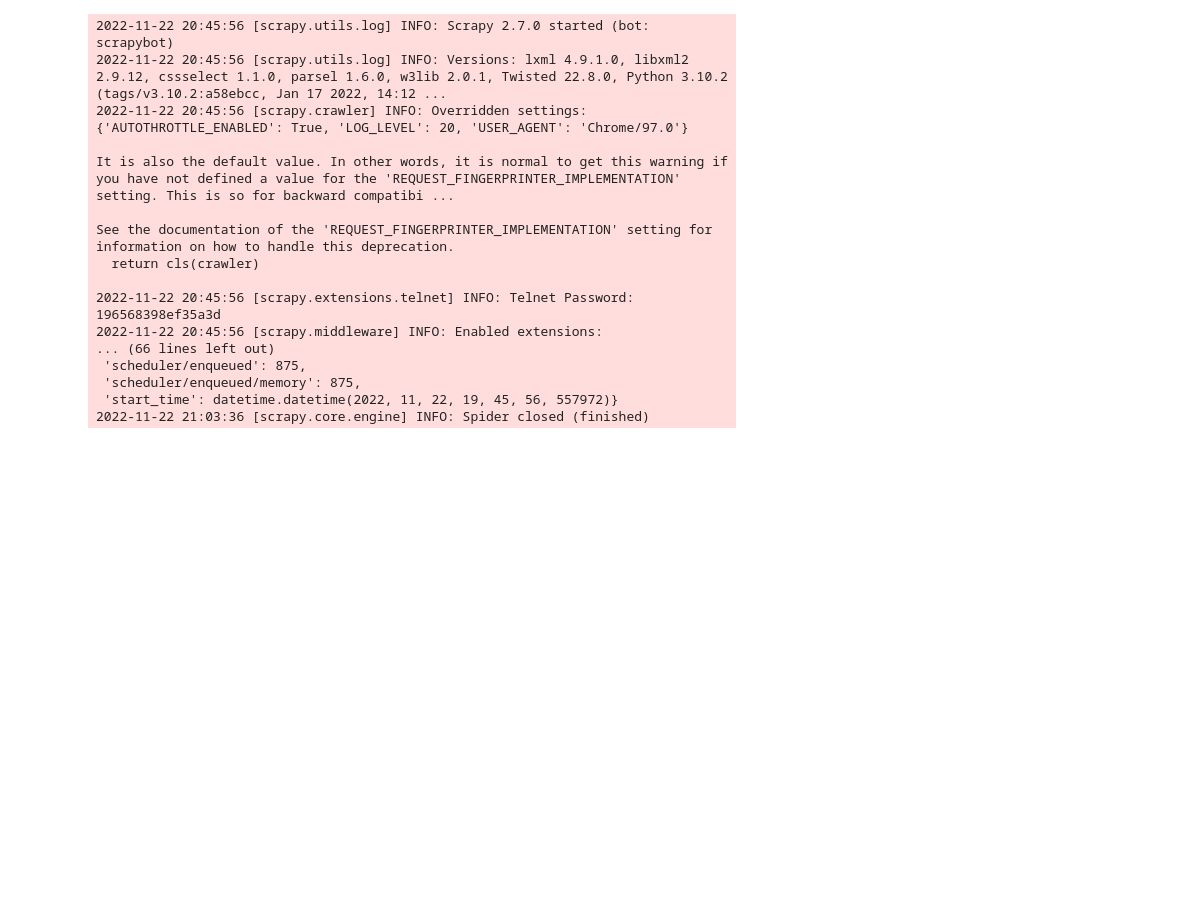
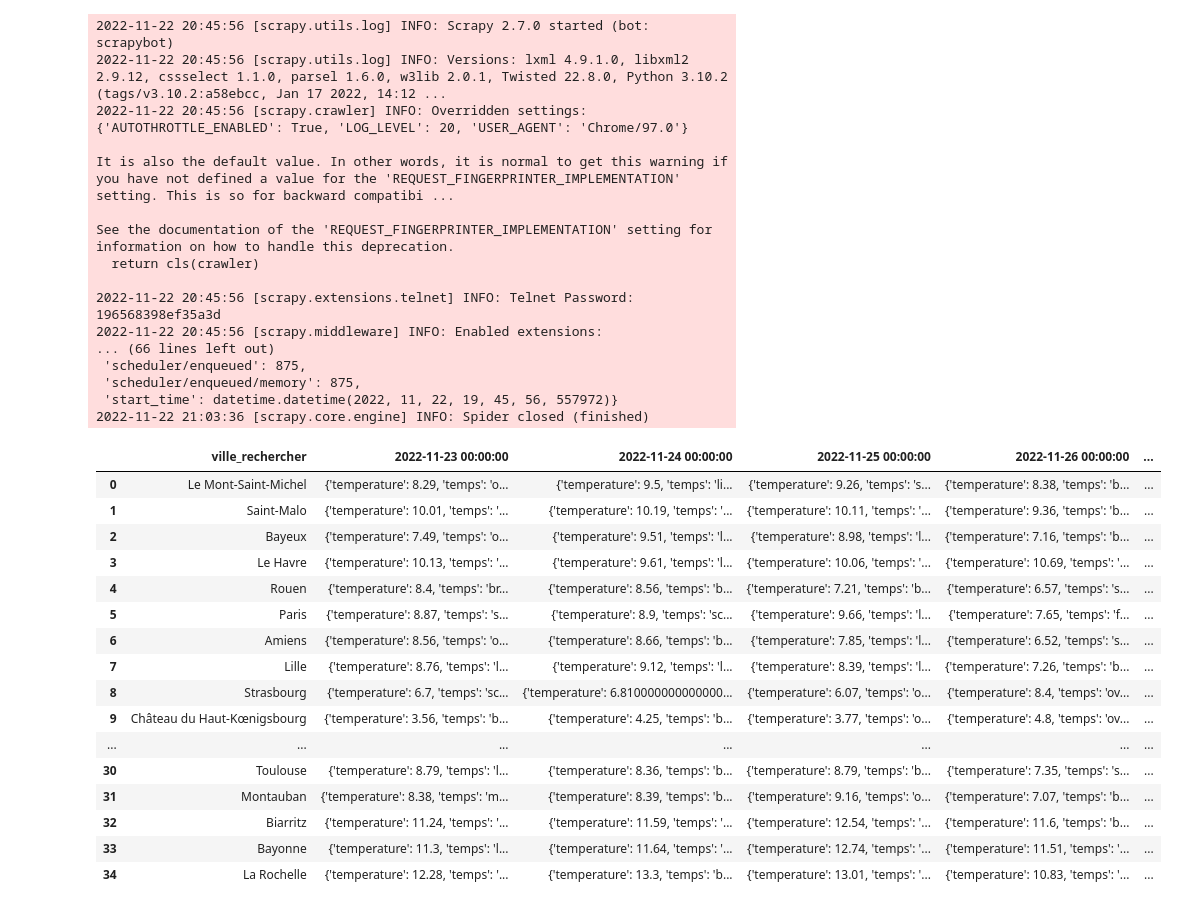
Before and after one commit to philippeJeremy/Bloc-1---Construction-et-alimentation-d-une-infrastructure-de-gestion-de-donn-e, a Jupyter notebook: booking/booking.ipynb, the cells around one changed output. Drawn from its saved outputs; the diff is of its cells as text; code cells hidden in the pictures; blank space fills up the shorter version.

```diff
--- a/booking/booking.ipynb
+++ b/booking/booking.ipynb
@@ -176,0 +172,20 @@ df_3 = pd.read_json(r'C:\Users\jerem\Documents\kayak\temps.json')
+# %%
+df_3
+# %% [output]
+|  | ville_rechercher | 2022-11-23 00:00:00 | 2022-11-24 00:00:00 | 2022-11-25 00:00:00 | 2022-11-26 00:00:00 | ... |
+| 0 | Le Mont-Saint-Michel | {'temperature': 8.29, 'temps': 'o... | {'temperature': 9.5, 'temps': 'li... | {'temperature': 9.26, 'temps': 's... | {'temperature': 8.38, 'temps': 'b... | ... |
+| 1 | Saint-Malo | {'temperature': 10.01, 'temps': '... | {'temperature': 10.19, 'temps': '... | {'temperature': 10.11, 'temps': '... | {'temperature': 9.36, 'temps': 'b... | ... |
+| 2 | Bayeux | {'temperature': 7.49, 'temps': 'o... | {'temperature': 9.51, 'temps': 'l... | {'temperature': 8.98, 'temps': 'l... | {'temperature': 7.16, 'temps': 'b... | ... |
+| 3 | Le Havre | {'temperature': 10.13, 'temps': '... | {'temperature': 9.61, 'temps': 'l... | {'temperature': 10.06, 'temps': '... | {'temperature': 10.69, 'temps': '... | ... |
+| 4 | Rouen | {'temperature': 8.4, 'temps': 'br... | {'temperature': 8.56, 'temps': 'b... | {'temperature': 7.21, 'temps': 'b... | {'temperature': 6.57, 'temps': 's... | ... |
+| 5 | Paris | {'temperature': 8.87, 'temps': 's... | {'temperature': 8.9, 'temps': 'sc... | {'temperature': 9.66, 'temps': 'l... | {'temperature': 7.65, 'temps': 'f... | ... |
+| 6 | Amiens | {'temperature': 8.56, 'temps': 'o... | {'temperature': 8.66, 'temps': 'b... | {'temperature': 7.85, 'temps': 'l... | {'temperature': 6.52, 'temps': 's... | ... |
+| 7 | Lille | {'temperature': 8.76, 'temps': 'l... | {'temperature': 9.12, 'temps': 'l... | {'temperature': 8.39, 'temps': 'l... | {'temperature': 7.26, 'temps': 'b... | ... |
+| 8 | Strasbourg | {'temperature': 6.7, 'temps': 'sc... | {'temperature': 6.810000000000000... | {'temperature': 6.07, 'temps': 'o... | {'temperature': 8.4, 'temps': 'ov... | ... |
+| 9 | Château du Haut-Kœnigsbourg | {'temperature': 3.56, 'temps': 'b... | {'temperature': 4.25, 'temps': 'b... | {'temperature': 3.77, 'temps': 'o... | {'temperature': 4.8, 'temps': 'ov... | ... |
+| ... | ... | ... | ... | ... | ... | ... |
+| 30 | Toulouse | {'temperature': 8.79, 'temps': 'l... | {'temperature': 8.36, 'temps': 'b... | {'temperature': 8.79, 'temps': 'b... | {'temperature': 7.35, 'temps': 's... | ... |
+| 31 | Montauban | {'temperature': 8.38, 'temps': 'm... | {'temperature': 8.39, 'temps': 'b... | {'temperature': 9.16, 'temps': 'o... | {'temperature': 7.07, 'temps': 'b... | ... |
+| 32 | Biarritz | {'temperature': 11.24, 'temps': '... | {'temperature': 11.59, 'temps': '... | {'temperature': 12.54, 'temps': '... | {'temperature': 11.6, 'temps': 'b... | ... |
+| 33 | Bayonne | {'temperature': 11.3, 'temps': 'l... | {'temperature': 11.64, 'temps': '... | {'temperature': 12.74, 'temps': '... | {'temperature': 11.51, 'temps': '... | ... |
+| 34 | La Rochelle | {'temperature': 12.28, 'temps': '... | {'temperature': 13.3, 'temps': 'b... | {'temperature': 13.01, 'temps': '... | {'temperature': 10.83, 'temps': '... | ... |
```
Also changed, not shown: parts of 5 cells of this notebook, 4 other files.
